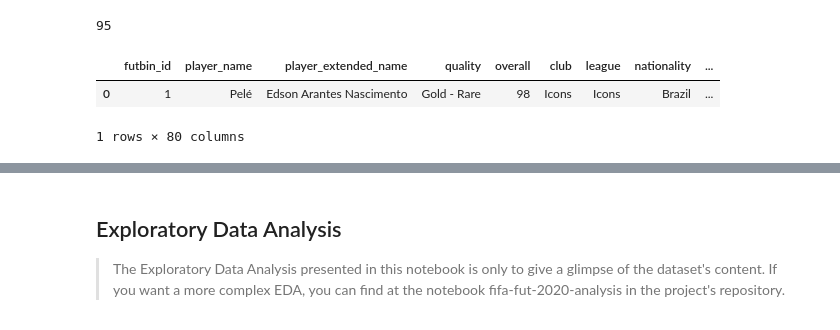
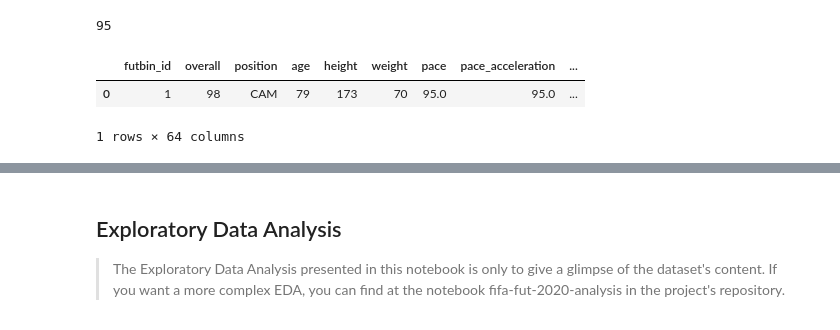
Before and after one commit to eduardopd/fifa-20-dataset, a Jupyter notebook: Fifa 20 FUT - Machine Learning.ipynb, the cells around one changed output, grey strips where cells are left out. Cells and saved outputs as stored; diff of their text form; code cells hidden in the pictures.

```diff
--- a/Fifa 20 FUT - Machine Learning.ipynb
+++ b/Fifa 20 FUT - Machine Learning.ipynb
@@ -103,14 +106,20 @@ df_clean.isnull().all().count()
 # %%
 df_clean.drop(['origin', 'revision'], axis=1, inplace=True)
 
 df_clean.drop(['ps4_last', 'ps4_min', 'ps4_max', 'ps4_prp', 'xbox_last', 'xbox_min', 'xbox_max', 'xbox_prp', 'pc_last', 'pc_min', 'pc_max', 'pc_prp'], axis=1, inplace=True)
 
 df_clean.drop(['specialities'], axis=1, inplace=True)
 
 df_clean.dropna(subset=['shooting', 'passing', 'defending', 'physicality', 'dribbling', 'pace'], how='all', inplace=True)
 
+df_clean.drop(['gk_diving', 'gk_reflexes', 'gk_handling', 'gk_speed', 'gk_kicking', 'gk_positoning'], axis=1, inplace=True)
+
+df_clean.drop(['traits', 'intl_rep'], axis=1, inplace=True)
+
+df_clean.drop(['player_name', 'player_extended_name', 'club', 'league', 'nationality','date_of_birth', 'quality', 'added_date'], axis=1, inplace=True)
+
 df_clean.head(1)
 # %% [output]
-|  | futbin_id | player_name | player_extended_name | quality | overall | club | league | nationality | ... |
-| 0 | 1 | Pelé | Edson Arantes Nascimento | Gold - Rare | 98 | Icons | Icons | Brazil | ... |
+|  | futbin_id | overall | position | age | height | weight | pace | pace_acceleration | ... |
+| 0 | 1 | 98 | CAM | 79 | 173 | 70 | 95.0 | 95.0 | ... |
-1 rows × 80 columns
+1 rows × 64 columns
```
Also changed, not shown: parts of 38 cells of this notebook.
